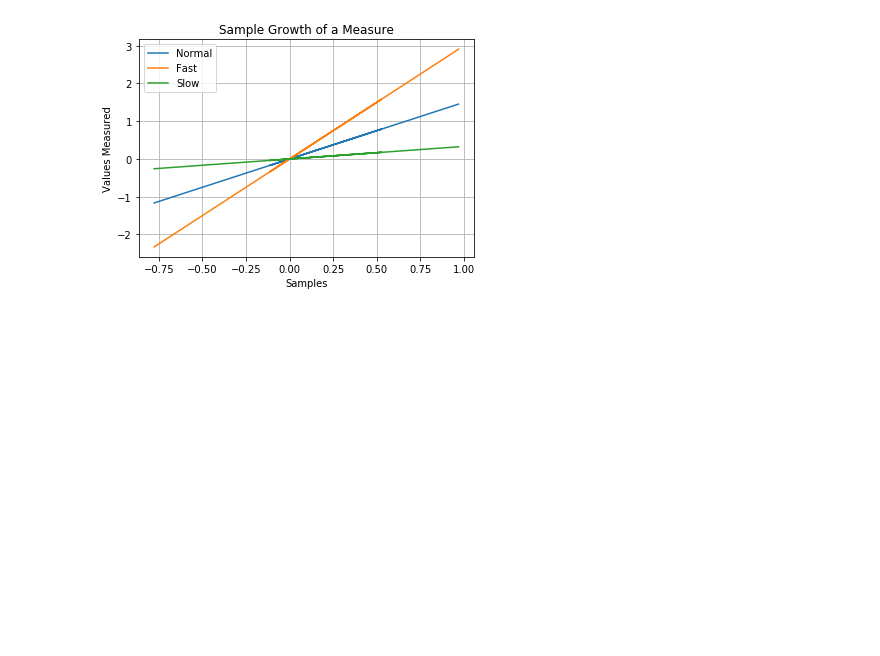
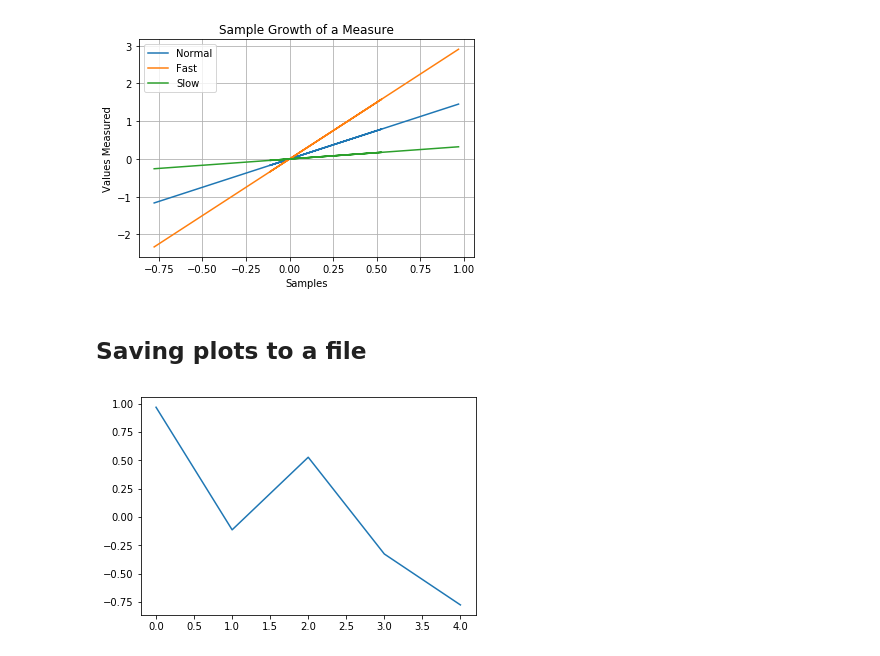
Before and after one commit to andersy005/Python-Quest, a Jupyter notebook: Data-Visualization/Matplotlib/Introduction.ipynb, the cells around one changed output. Drawn from its saved outputs; the diff is of its cells as text; code cells hidden in the pictures; blank space fills up the shorter version.

```diff
--- a/Data-Visualization/Matplotlib/Introduction.ipynb
+++ b/Data-Visualization/Matplotlib/Introduction.ipynb
@@ -194,3 +194,10 @@ plt.legend(loc='upper left')
 plt.show()
 # %% [output]
 [figure]
+# %% [markdown]
+## Saving plots to a file
+# %%
+plt.plot(x)
+plt.savefig('plot123.png')
+# %% [output]
+[figure, added]
```
Also changed, not shown: 1 other file.
